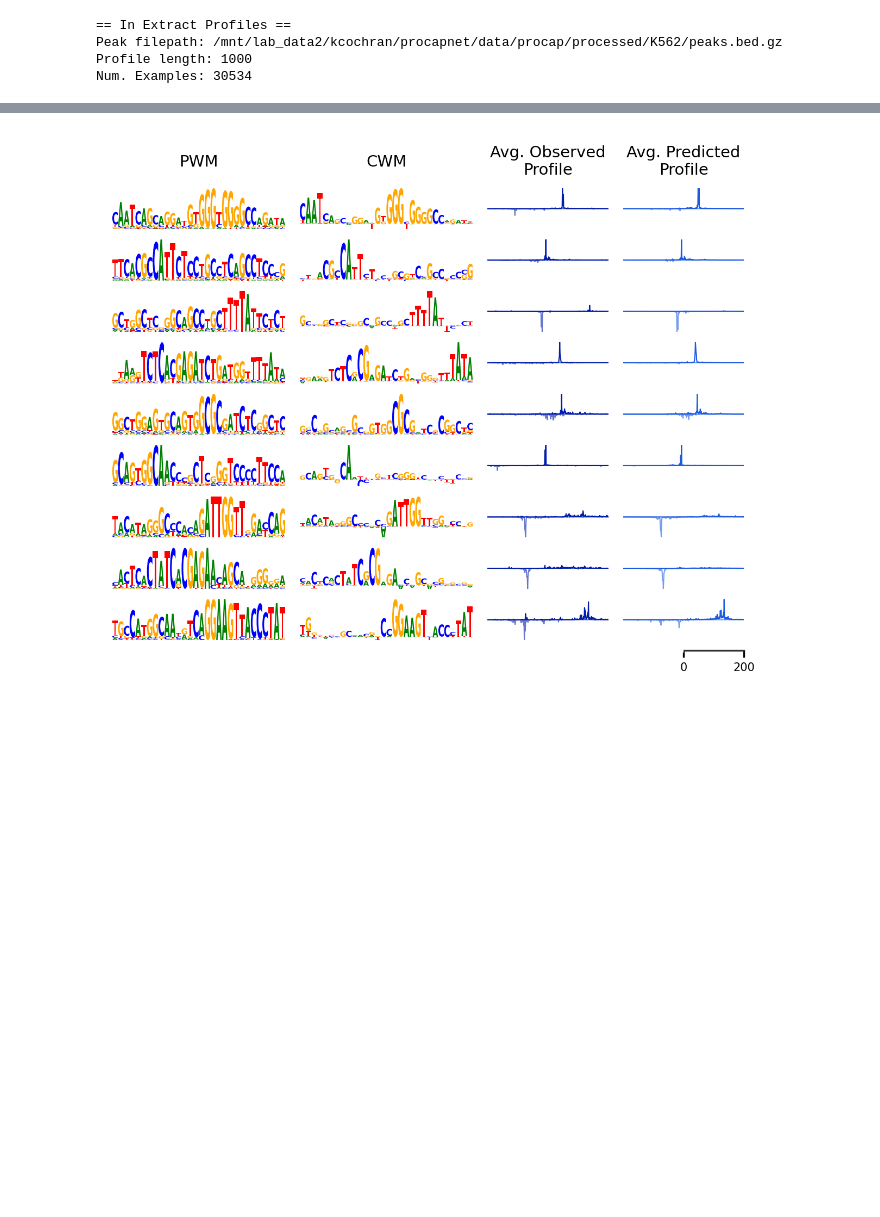
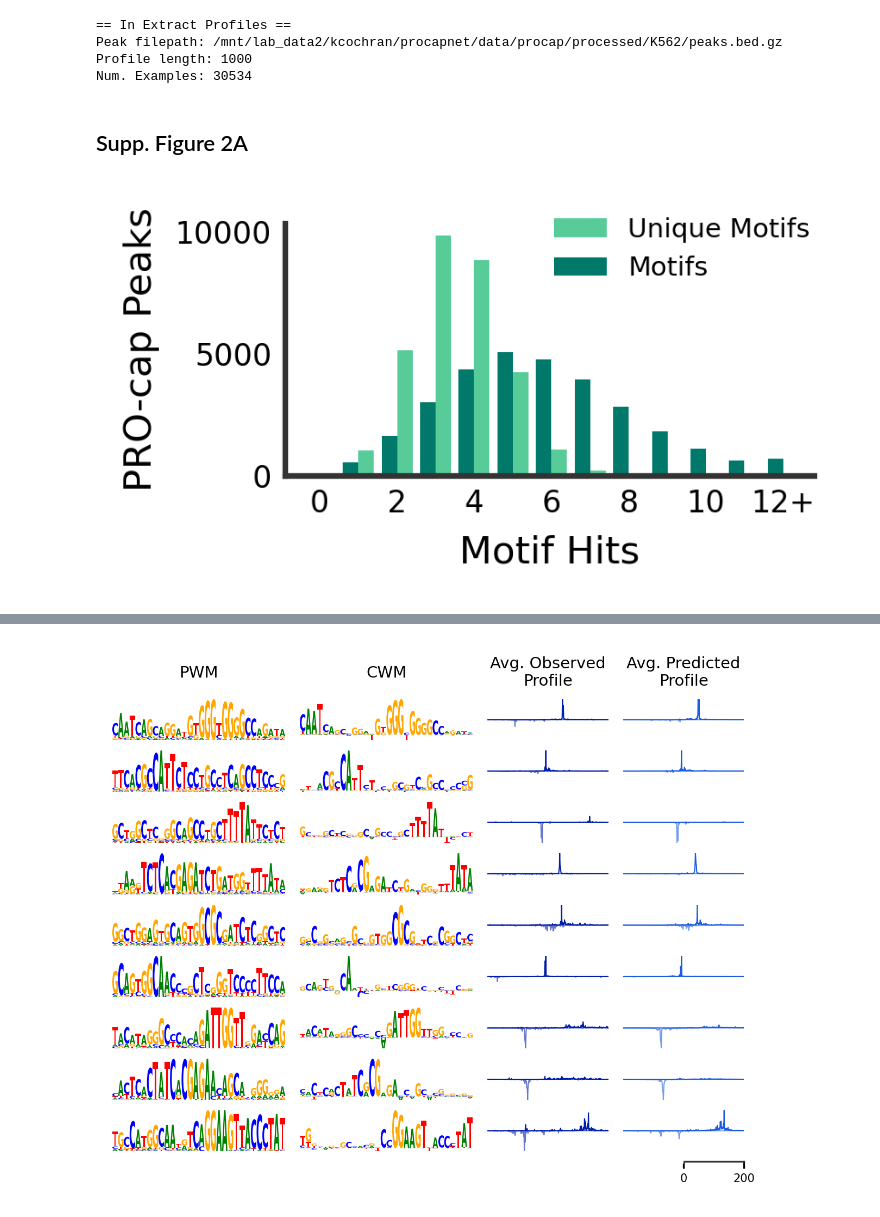
Before and after one commit to kundajelab/ProCapNet, a Jupyter notebook: src/figure_notebooks/FigS2_modisco_dpr_and_te_hits.ipynb, the cells around one changed output, grey strips where cells are left out. Saved outputs shown, nothing was run; the diff lists cells and outputs as text; code cells hidden in the pictures; blank space fills up the shorter version.

Commit message:
continuing code cleanup, cell types figure now really one notebook

```diff
--- a/src/figure_notebooks/FigS2_modisco_dpr_and_te_hits.ipynb
+++ b/src/figure_notebooks/FigS2_modisco_dpr_and_te_hits.ipynb
@@ -56,3 +59,83 @@ pred_profs = np.exp(np.load(config.pred_profiles_all_path))
 Peak filepath: /mnt/lab_data2/kcochran/procapnet/data/procap/processed/K562/peaks.bed.gz
 Profile length: 1000
 Num. Examples: 30534
+# %%
+# Load motif hits
+
+_, _, motif_hit_counts = load_motif_hits(cell_type, model_type, data_type, in_window)
+# %% [markdown]
+## Supp. Figure 2A
+# %%
+def plot_motif_complexity(motif_hit_counts, save_path = None):
+    plt.figure(figsize=(2.5,1.2), dpi=300)
+    bar_width = 0.4
+
+    ### count the number of motif hits per peak, ad convert to histogram
+
+    # first, count non-unique motif hits (two of same motif will be counted twice)
+
+    motif_hits_per_peak = motif_hit_counts.sum(axis=1)
+    hist_y, hist_x = np.histogram(motif_hits_per_peak,
+                                  bins=range(np.max(motif_hits_per_peak) + 2))
+    stop_point = 12
+    hist_y = list(hist_y[:stop_point]) + [np.sum(hist_y[stop_point:])]
+    hist_x = list(hist_x[:stop_point]) + [stop_point]
+
+    # plot as first part of double-bar plot
+
+    plt.bar(hist_x, hist_y,
+            color="#00796b", alpha=1,
+            width=bar_width, label="Motifs")
+
+    # second, count unique motif hits (two of same motif will only be counted once)
+
+    uniq_hits_per_peak = (motif_hit_counts > 0).sum(axis=-1).astype(np.int32)
+    hist_y2, hist_x2 = np.histogram(uniq_hits_per_peak,
+                                    bins=range(np.max(uniq_hits_per_peak) + 2))
+    stop_point2 = 9
+    hist_y2 = list(hist_y2[:stop_point2]) + [np.sum(hist_y2[stop_point2:])]
+    hist_x2 = np.array(list(hist_x2[:stop_point2]) + [stop_point2])
+
+    # then, plot second half of bars in double-bar plot
+
+    plt.bar(hist_x2 + bar_width, hist_y2,
+            color="#57cc99", alpha=1,
+            width=bar_width, label="Unique Motifs")
+
+    plt.xlabel("Motif Hits", fontsize=10)
+    plt.ylabel("PRO-cap Peaks", fontsize=10)
+
+    # make the ticks reflect that we clipped the top of the range
+
+    xticklabels = []
+    for i in hist_x:
+        if i < stop_point:
+            xticklabels.append(str(i))
+        else:
+            xticklabels.append(str(stop_point) + "+")
+
+    plt.xticks(np.array(hist_x[::2]) + bar_width / 2, xticklabels[::2])
+    plt.xlim(-0.7, len(hist_x))
+    plt.tick_params("both", length=0, labelsize=8)
+
+    # aesthetics
+
+    ax = plt.gca()
+    ax.spines[["left", "bottom"]].set_linewidth(1.5)
+    ax.spines[["left", "bottom"]].set_color("#333333")
+    ax.spines[["top", "right"]].set_visible(False)
+
+    # draw on legend with two labels: unique motifs and not-unique motifs
+    handles, labels = ax.get_legend_handles_labels()
+    ax.legend(handles[::-1], labels[::-1], frameon=False, fontsize=7,
+              bbox_to_anchor=(0.75,1.12), loc="upper center")
+
+    if save_path is not None:
+        plt.savefig(save_path, bbox_inches = 'tight', pad_inches = 0, dpi = 300)
+
+    plt.show()
+
+plot_motif_complexity(motif_hit_counts["profile"],
+                      save_path = figures_dir + "2_motif_complexity.png")
+# %% [output]
+[figure, added]
```
Also changed, not shown: parts of 10 cells of this notebook, 5 other files.
